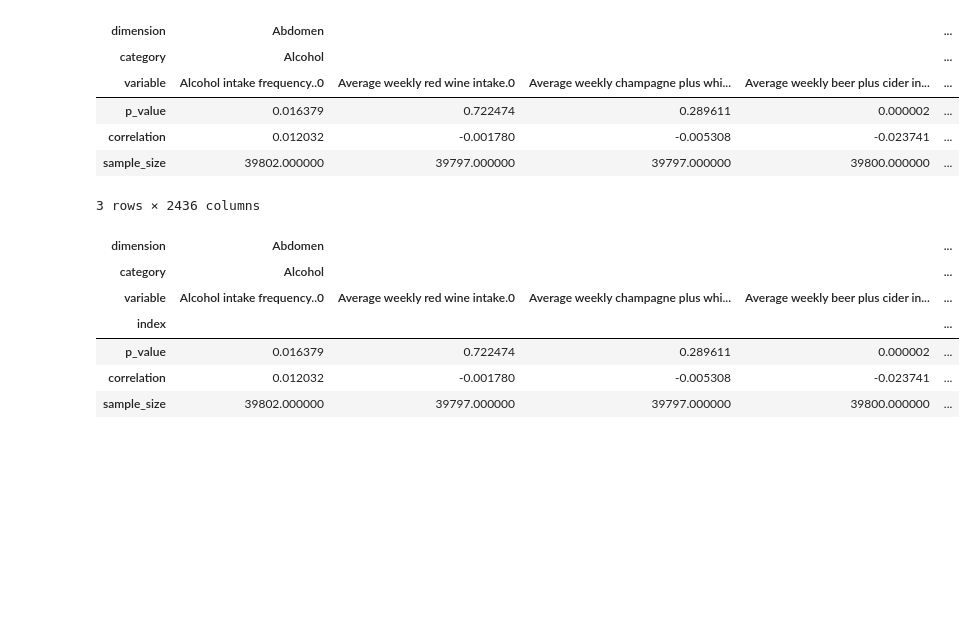
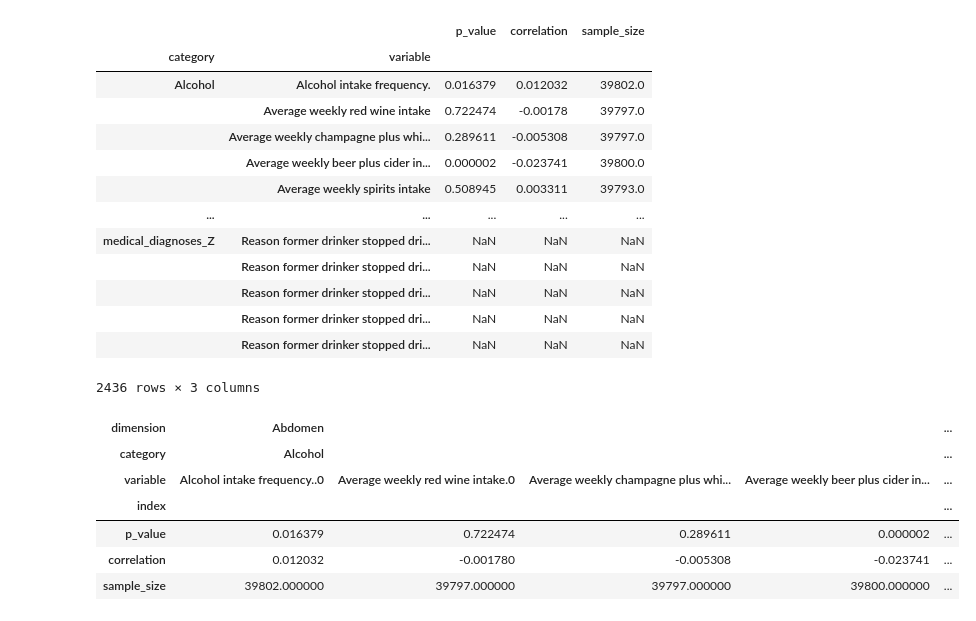
Before and after one commit to Deep-Learning-and-Aging/Website, a Jupyter notebook: clean_aws/tries.ipynb, the cells around one changed output. Saved outputs shown, nothing was run; the diff lists cells and outputs as text; code cells hidden in the pictures; blank space fills up the shorter version.

```diff
--- a/clean_aws/tries.ipynb
+++ b/clean_aws/tries.ipynb
@@ -2,34 +2,41 @@
 from dash_website import DIMENSIONS, ALL_CATEGORIES
 import pandas as pd
 
-list_columns = []
+list_indexes = []
 
-for dimension in DIMENSIONS:
-    for category in ALL_CATEGORIES:
-        for variable in pd.read_csv("../data/page5_LinearXWASResults/LinearOutput/linear_correlations_Alcohol_MusculoskeletalKnees.csv", usecols=["env_feature_name"])["env_feature_name"]:
-            list_columns.append([dimension, category, variable])
-    break
+for category in ALL_CATEGORIES:
+    for variable in pd.read_csv("../data/page5_LinearXWASResults/LinearOutput/linear_correlations_Alcohol_MusculoskeletalKnees.csv", usecols=["env_feature_name"])["env_feature_name"].apply(lambda varaible: varaible.replace(".0", "")):
+        list_indexes.append([category, variable])
 
-columns = pd.MultiIndex.from_tuples(list_columns, names=["dimension", "category", "variable"])
-correlations = pd.DataFrame(None, index=["p_value", "correlation", "sample_size"], columns=columns)
+indexes = pd.MultiIndex.from_tuples(list_indexes, names=["category", "variable"])
+correlations = pd.DataFrame(None, columns=["p_value", "correlation", "sample_size"], index=indexes)
 # %%
-for dimension in DIMENSIONS:
-    for category in ALL_CATEGORIES:
-        correlation_category_dimension = pd.read_csv("../data/page5_LinearXWASResults/LinearOutput/linear_correlations_Alcohol_MusculoskeletalKnees.csv", usecols=["env_feature_name", "p_val", "corr_value", "size_na_dropped"]).set_index("env_feature_name")
-        correlation_category_dimension.columns = ["p_value", "correlation", "sample_size"]
-        correlation_category_dimension.index.name = "varaible"
-        correlations[(dimension, category)] = correlation_category_dimension.T
-        break
+for category in ALL_CATEGORIES:
+    correlation_category_dimension = pd.read_csv("../data/page5_LinearXWASResults/LinearOutput/linear_correlations_Alcohol_MusculoskeletalKnees.csv", usecols=["env_feature_name", "p_val", "corr_value", "size_na_dropped"])
+    correlation_category_dimension["env_feature_name"] = correlation_category_dimension["env_feature_name"].apply(lambda varaible: varaible.replace(".0", ""))
+    correlation_category_dimension.set_index("env_feature_name", inplace=True)
+    correlation_category_dimension.index.name = "variable"
+    correlation_category_dimension.columns = ["p_value", "correlation", "sample_size"]
+
+    correlations.loc[category] = correlation_category_dimension.values
     break
+
 correlations
 # %% [output]
-| dimension | Abdomen |  |  |  | ... |
-| category | Alcohol |  |  |  | ... |
-| variable | Alcohol intake frequency..0 | Average weekly red wine intake.0 | Average weekly champagne plus whi... | Average weekly beer plus cider in... | ... |
-| p_value | 0.016379 | 0.722474 | 0.289611 | 0.000002 | ... |
-| correlation | 0.012032 | -0.001780 | -0.005308 | -0.023741 | ... |
-| sample_size | 39802.000000 | 39797.000000 | 39797.000000 | 39800.000000 | ... |
+|  |  | p_value | correlation | sample_size |
+| category | variable |  |  |  |
+| Alcohol | Alcohol intake frequency. | 0.016379 | 0.012032 | 39802.0 |
+|  | Average weekly red wine intake | 0.722474 | -0.00178 | 39797.0 |
+|  | Average weekly champagne plus whi... | 0.289611 | -0.005308 | 39797.0 |
+|  | Average weekly beer plus cider in... | 0.000002 | -0.023741 | 39800.0 |
+|  | Average weekly spirits intake | 0.508945 | 0.003311 | 39793.0 |
+| ... | ... | ... | ... | ... |
+| medical_diagnoses_Z | Reason former drinker stopped dri... | NaN | NaN | NaN |
+|  | Reason former drinker stopped dri... | NaN | NaN | NaN |
+|  | Reason former drinker stopped dri... | NaN | NaN | NaN |
+|  | Reason former drinker stopped dri... | NaN | NaN | NaN |
+|  | Reason former drinker stopped dri... | NaN | NaN | NaN |
-3 rows × 2436 columns
+2436 rows × 3 columns
 # %%
 correlations.columns = map(str, correlations.columns.tolist())
 # %%
```
Also changed, not shown: 6 other files.
